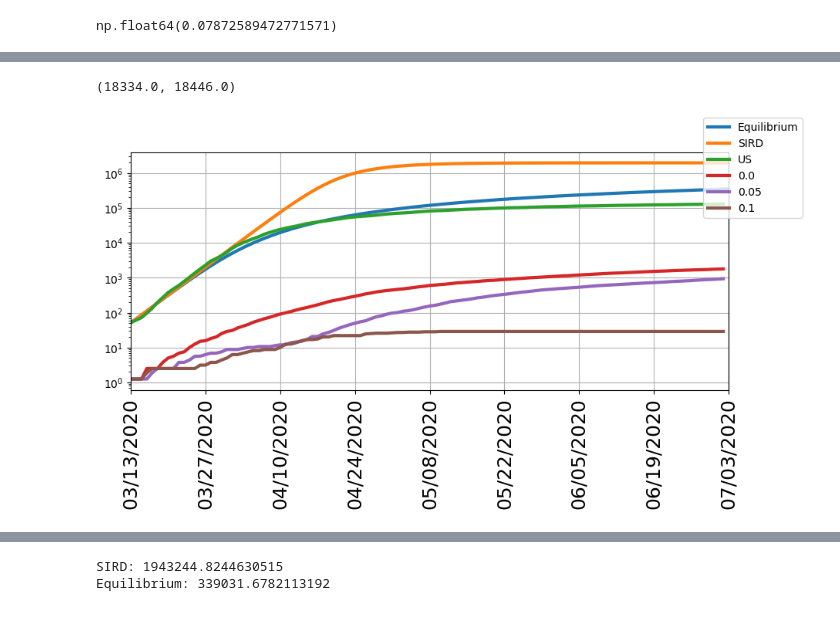
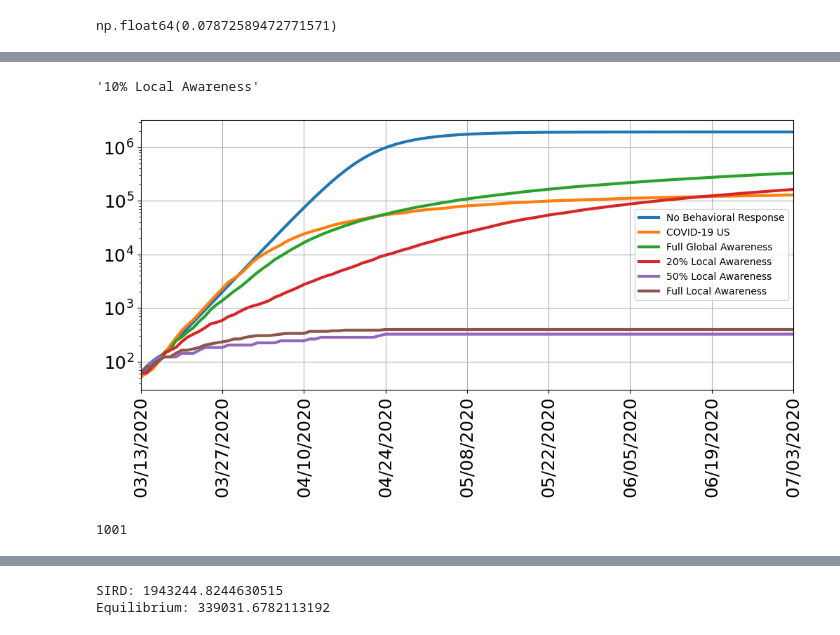
Before and after one commit to lorenzoamir/EpiNetworkPaper, a Jupyter notebook: epi-econ/notebook.ipynb, the cells around one changed output, grey strips where cells are left out. Drawn from its saved outputs; the diff is of its cells as text; code cells hidden in the pictures.

```diff
--- a/epi-econ/notebook.ipynb
+++ b/epi-econ/notebook.ipynb
@@ -329,6 +329,6 @@ truth = truth.query('location_name == "United States"')
 start = truth[truth['date'] == '2020-03-13'].index.values[0]
 end  = truth[truth['date'] == '2020-07-03'].index.values[0]
 # %%
-truth = truth[(truth.index >= start) & (truth.index < end)]
+truth = truth[(truth.index >= start) & (truth.index <= end)]
 # %%
 truth.index = tt[:len(truth)].astype(int)
@@ -362,12 +346,13 @@ for dirs in os.listdir(parent_dir):
     sim_dir = os.path.join(parent_dir, dirs)
     l_vs_g = dirs.split('=')[-1]  # Extract the key as a string
     recovered[l_vs_g] = np.load(os.path.join(sim_dir, 'recovered.npy'))
+    recovered[l_vs_g] = np.median(recovered[l_vs_g], axis=0)
 
 # Sort the keys of fatalities dictionary numerically (convert to float for sorting)
-#sorted_keys = sorted(fatalities.keys(), key=lambda x: float(x))
+sorted_keys = sorted(recovered.keys(), key=lambda x: float(x))
 #
 ## If you want the sorted keys in string format, you can keep them as is
 #print(sorted_keys)
 #
 ## Optionally, if you want to access the values in the sorted order:
-#fatalities = {key: fatalities[key] for key in sorted_keys}
+recovered = {key: recovered[key] for key in sorted_keys}
@@ -436,35 +359,54 @@ array([ 1.260832,  1.260832,  1.260832,  1.891248,  2.521664,  2.521664,
+# %%
+def convert_to_label(string):
+    if float(string) == 0.:
+        return "Full Global Awareness"
+    elif float(string) == 1.:
+        return "Full Local Awareness"
+    else:
+        loc = float(string)*100
+        return "{:.0f}% Local Awareness".format(loc)
+# %%
+convert_to_label('0.1')
+# %% [output]
+'10% Local Awareness'
 # %%
-fig, ax = plt.subplots(1,1, figsize=(10,4))
+fig, ax = plt.subplots(1,1, figsize=(12,5))
 
 pi = 0.0062 # fatalty rate
 
 N_US = 328e6
 
 # plot fatalties in the US (Equilibrium and SIRD)
-ax.plot(tt, N_US*pi*equilibrium["r"], linewidth=linewidth, label="Equilibrium") # Equilibrium
-ax.plot(tt, N_US*pi*sird["r"], linewidth=linewidth, label="SIRD") # SIRD
-ax.plot(truth.index, truth.value, linewidth=linewidth, label="US") # SIRD
-for key, val in list(fatalities.items())[:3]:
-    ax.plot(truth.index, N_US*val, linewidth=linewidth, label=key) # SIRD
+#ax.plot(tt, N_US*pi*equilibrium["r"], linewidth=linewidth, label="Equilibrium") # Equilibrium
+ax.plot(tt, N_US*pi*sird["r"], linewidth=linewidth, label="No Behavioral Response") # SIRD
+ax.plot(truth.index, truth.value, linewidth=linewidth, label="COVID-19 US") # SIRD
+for key, val in list(recovered.items()):
+    label = convert_to_label(key)
+    ax.plot(truth.index, pi*N_US*val, linewidth=linewidth, label=label) # SIRD
 ax.set_yscale("log")
 ax.grid()
-fig.legend()
+ax.legend()
 
 
 dates_fat = [mpl.dates.datestr2num("03/13/2020"),
             mpl.dates.datestr2num("03/27/2020"),
             mpl.dates.datestr2num("04/10/2020"),
             mpl.dates.datestr2num("04/24/2020"),
             mpl.dates.datestr2num("05/08/2020"),
             mpl.dates.datestr2num("05/22/2020"),
             mpl.dates.datestr2num("06/05/2020"),
             mpl.dates.datestr2num("06/19/2020"),
             mpl.dates.datestr2num("07/03/2020")]
 ax.set_xticks(dates_fat)
 ax.set_xticklabels(["03/13/2020", "03/27/2020", "04/10/2020", "04/24/2020", "05/08/2020", "05/22/2020", "06/05/2020", "06/19/2020", "07/03/2020"])
 ax.tick_params(axis='x', labelsize=fontsize, rotation=90)
+ax.tick_params(axis='y', labelsize=fontsize)
 ax.set_xlim(dates_fat[0], dates_fat[-1])
+plt.show()
 # %% [output]
-(18334.0, 18446.0)
-[figure, old version]
+[figure, new version]
+# %%
+len(tt)
+# %% [output]
+1001
 # %%
```
Also changed, not shown: parts of 18 cells of this notebook, 18 other files.
